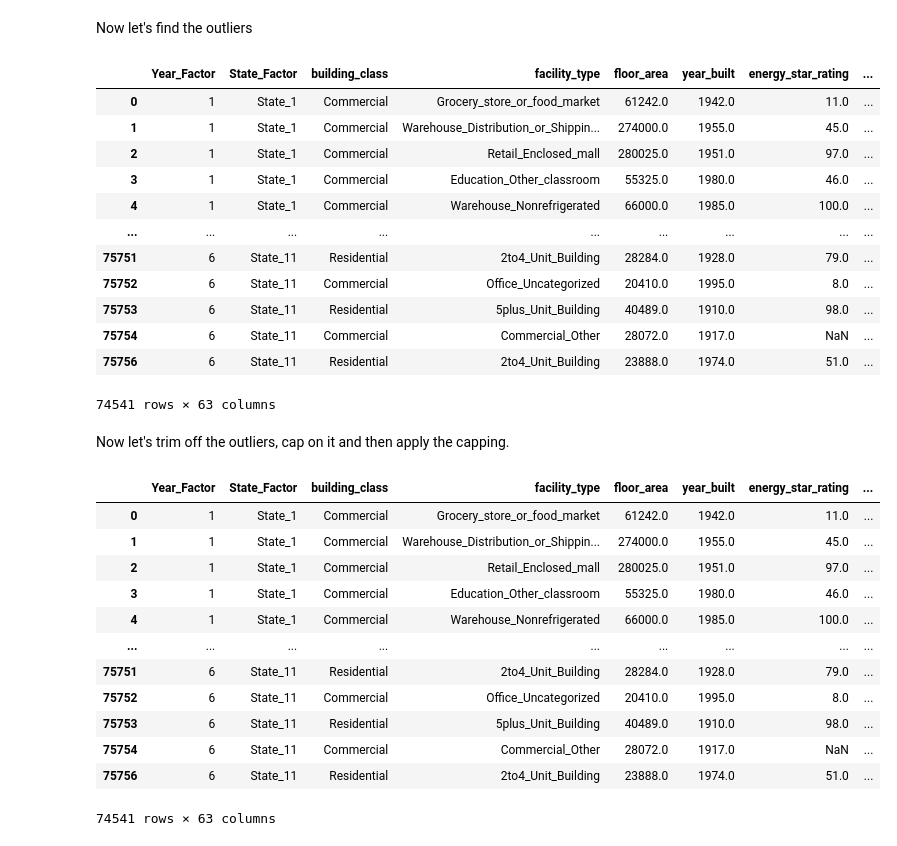
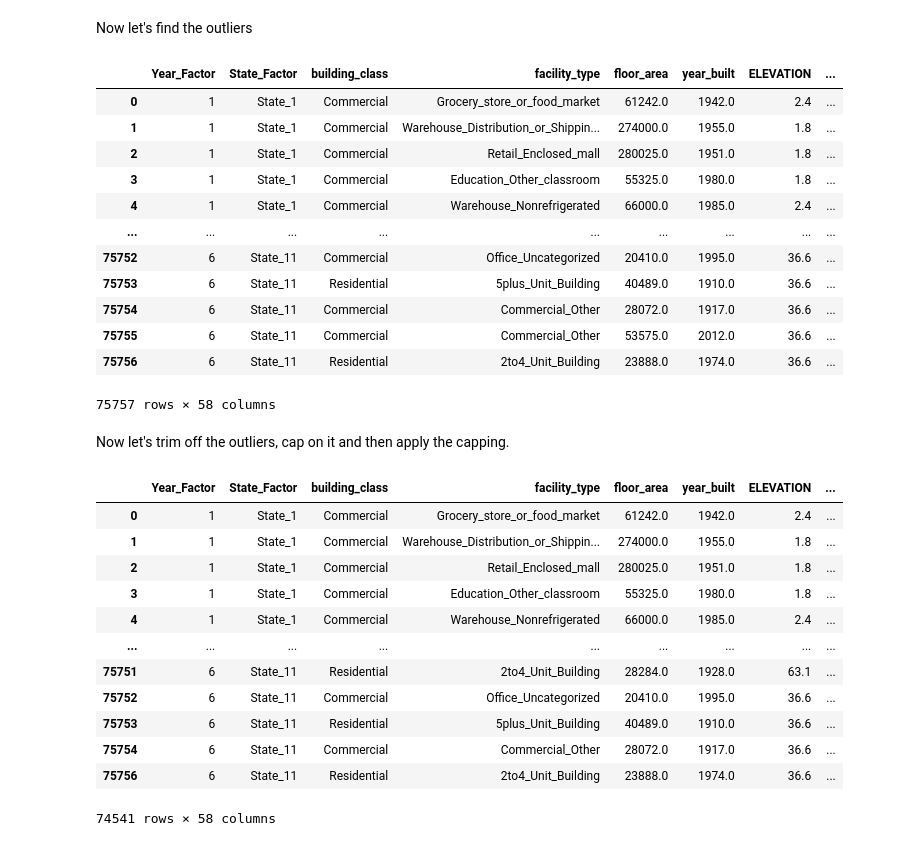
Before and after one commit to Teetee-lab/WIDS_Datathon2022_Project, a Jupyter notebook: notebook/EDA.ipynb, the cells around one changed output. Saved outputs shown, nothing was run; the diff lists cells and outputs as text; code cells hidden in the pictures.

```diff
--- a/notebook/EDA.ipynb
+++ b/notebook/EDA.ipynb
@@ -12,7 +32,7 @@ sns.set()
 Data has already been split so I will only be working with the train dataset.
 # %%
 #read the train data
-train_df = pd.read_csv("../Data/train.csv")
-test_df = pd.read_csv("../Data/test.csv")
+train_data = pd.read_csv("../Data/train.csv")
+test_data = pd.read_csv("../Data/test.csv")
 # %%
 #view the first ten rows of the data
@@ -94,0 +107,3 @@ we are missing 55.2% values in direction_peak_wind_speed columns, 54.23% values
+# %%
+train_data = train_data.dropna(thresh = train_data.shape[0] *0.85, axis=1)
+train_data.shape
@@ -99,0 +123,5 @@ train_df.duplicated().sum()
+# %%
+#fill all the nan values with zero
+#check if there is still null values in the dataset
+train_data = train_data.fillna(0, axis =1)
+train_data.isnull().sum().sum()
@@ -162,6 +190,6 @@ train_df['site_eui']
 Name: site_eui, Length: 75757, dtype: float64
 # %%
 #let us view
-train_df=train_df.drop('id', axis=1)
-train_df.head()
+train_data=train_data.drop('id', axis=1)
+train_data.head()
 # %% [output]
@@ -202,41 +230,41 @@ Lowest allowed -92.18151534140623
 Now let's find the outliers
 # %%
 #check for outliers
-outliers = train_df[(train_df['site_eui'] > 257.35) | (train_df['site_eui'] > -92.18)]
+outliers = train_data[(train_data['site_eui'] > 257.35) | (train_data['site_eui'] > -92.18)]
 outliers
 # %% [output]
-|  | Year_Factor | State_Factor | building_class | facility_type | floor_area | year_built | energy_star_rating | ... |
-| 0 | 1 | State_1 | Commercial | Grocery_store_or_food_market | 61242.0 | 1942.0 | 11.0 | ... |
-| 1 | 1 | State_1 | Commercial | Warehouse_Distribution_or_Shippin... | 274000.0 | 1955.0 | 45.0 | ... |
-| 2 | 1 | State_1 | Commercial | Retail_Enclosed_mall | 280025.0 | 1951.0 | 97.0 | ... |
-| 3 | 1 | State_1 | Commercial | Education_Other_classroom | 55325.0 | 1980.0 | 46.0 | ... |
-| 4 | 1 | State_1 | Commercial | Warehouse_Nonrefrigerated | 66000.0 | 1985.0 | 100.0 | ... |
+|  | Year_Factor | State_Factor | building_class | facility_type | floor_area | year_built | ELEVATION | ... |
+| 0 | 1 | State_1 | Commercial | Grocery_store_or_food_market | 61242.0 | 1942.0 | 2.4 | ... |
+| 1 | 1 | State_1 | Commercial | Warehouse_Distribution_or_Shippin... | 274000.0 | 1955.0 | 1.8 | ... |
+| 2 | 1 | State_1 | Commercial | Retail_Enclosed_mall | 280025.0 | 1951.0 | 1.8 | ... |
+| 3 | 1 | State_1 | Commercial | Education_Other_classroom | 55325.0 | 1980.0 | 1.8 | ... |
+| 4 | 1 | State_1 | Commercial | Warehouse_Nonrefrigerated | 66000.0 | 1985.0 | 2.4 | ... |
 | ... | ... | ... | ... | ... | ... | ... | ... | ... |
-| 75751 | 6 | State_11 | Residential | 2to4_Unit_Building | 28284.0 | 1928.0 | 79.0 | ... |
-| 75752 | 6 | State_11 | Commercial | Office_Uncategorized | 20410.0 | 1995.0 | 8.0 | ... |
-| 75753 | 6 | State_11 | Residential | 5plus_Unit_Building | 40489.0 | 1910.0 | 98.0 | ... |
-| 75754 | 6 | State_11 | Commercial | Commercial_Other | 28072.0 | 1917.0 | NaN | ... |
-| 75756 | 6 | State_11 | Residential | 2to4_Unit_Building | 23888.0 | 1974.0 | 51.0 | ... |
+| 75752 | 6 | State_11 | Commercial | Office_Uncategorized | 20410.0 | 1995.0 | 36.6 | ... |
+| 75753 | 6 | State_11 | Residential | 5plus_Unit_Building | 40489.0 | 1910.0 | 36.6 | ... |
+| 75754 | 6 | State_11 | Commercial | Commercial_Other | 28072.0 | 1917.0 | 36.6 | ... |
+| 75755 | 6 | State_11 | Commercial | Commercial_Other | 53575.0 | 2012.0 | 36.6 | ... |
+| 75756 | 6 | State_11 | Residential | 2to4_Unit_Building | 23888.0 | 1974.0 | 36.6 | ... |
-74541 rows × 63 columns
+75757 rows × 58 columns
 # %% [markdown]
 Now let's trim off the outliers, cap on it and then apply the capping.
 # %%
 #trimming off the outliers
-train_df =train_df[(train_df['site_eui'] < 257.35)&(train_df['site_eui'] > -92.18)]
-train_df
+train_data =train_data[(train_data['site_eui'] < 257.35)&(train_data['site_eui'] > -92.18)]
+train_data
 # %% [output]
-|  | Year_Factor | State_Factor | building_class | facility_type | floor_area | year_built | energy_star_rating | ... |
-| 0 | 1 | State_1 | Commercial | Grocery_store_or_food_market | 61242.0 | 1942.0 | 11.0 | ... |
-| 1 | 1 | State_1 | Commercial | Warehouse_Distribution_or_Shippin... | 274000.0 | 1955.0 | 45.0 | ... |
-| 2 | 1 | State_1 | Commercial | Retail_Enclosed_mall | 280025.0 | 1951.0 | 97.0 | ... |
-| 3 | 1 | State_1 | Commercial | Education_Other_classroom | 55325.0 | 1980.0 | 46.0 | ... |
-| 4 | 1 | State_1 | Commercial | Warehouse_Nonrefrigerated | 66000.0 | 1985.0 | 100.0 | ... |
+|  | Year_Factor | State_Factor | building_class | facility_type | floor_area | year_built | ELEVATION | ... |
+| 0 | 1 | State_1 | Commercial | Grocery_store_or_food_market | 61242.0 | 1942.0 | 2.4 | ... |
+| 1 | 1 | State_1 | Commercial | Warehouse_Distribution_or_Shippin... | 274000.0 | 1955.0 | 1.8 | ... |
+| 2 | 1 | State_1 | Commercial | Retail_Enclosed_mall | 280025.0 | 1951.0 | 1.8 | ... |
+| 3 | 1 | State_1 | Commercial | Education_Other_classroom | 55325.0 | 1980.0 | 1.8 | ... |
+| 4 | 1 | State_1 | Commercial | Warehouse_Nonrefrigerated | 66000.0 | 1985.0 | 2.4 | ... |
 | ... | ... | ... | ... | ... | ... | ... | ... | ... |
-| 75751 | 6 | State_11 | Residential | 2to4_Unit_Building | 28284.0 | 1928.0 | 79.0 | ... |
-| 75752 | 6 | State_11 | Commercial | Office_Uncategorized | 20410.0 | 1995.0 | 8.0 | ... |
-| 75753 | 6 | State_11 | Residential | 5plus_Unit_Building | 40489.0 | 1910.0 | 98.0 | ... |
-| 75754 | 6 | State_11 | Commercial | Commercial_Other | 28072.0 | 1917.0 | NaN | ... |
-| 75756 | 6 | State_11 | Residential | 2to4_Unit_Building | 23888.0 | 1974.0 | 51.0 | ... |
+| 75751 | 6 | State_11 | Residential | 2to4_Unit_Building | 28284.0 | 1928.0 | 63.1 | ... |
+| 75752 | 6 | State_11 | Commercial | Office_Uncategorized | 20410.0 | 1995.0 | 36.6 | ... |
+| 75753 | 6 | State_11 | Residential | 5plus_Unit_Building | 40489.0 | 1910.0 | 36.6 | ... |
+| 75754 | 6 | State_11 | Commercial | Commercial_Other | 28072.0 | 1917.0 | 36.6 | ... |
+| 75756 | 6 | State_11 | Residential | 2to4_Unit_Building | 23888.0 | 1974.0 | 36.6 | ... |
-74541 rows × 63 columns
+74541 rows × 58 columns
 # %%
 #Capping on outliers
```
Also changed, not shown: parts of 42 cells of this notebook.
